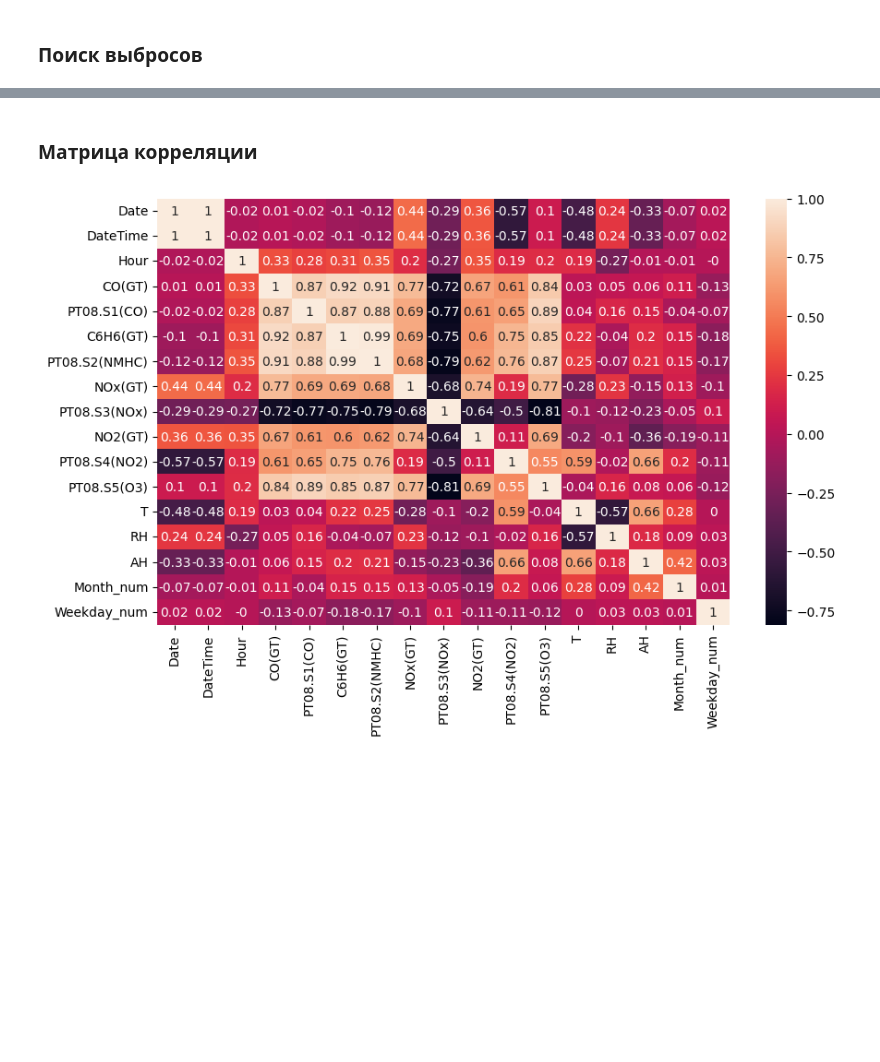
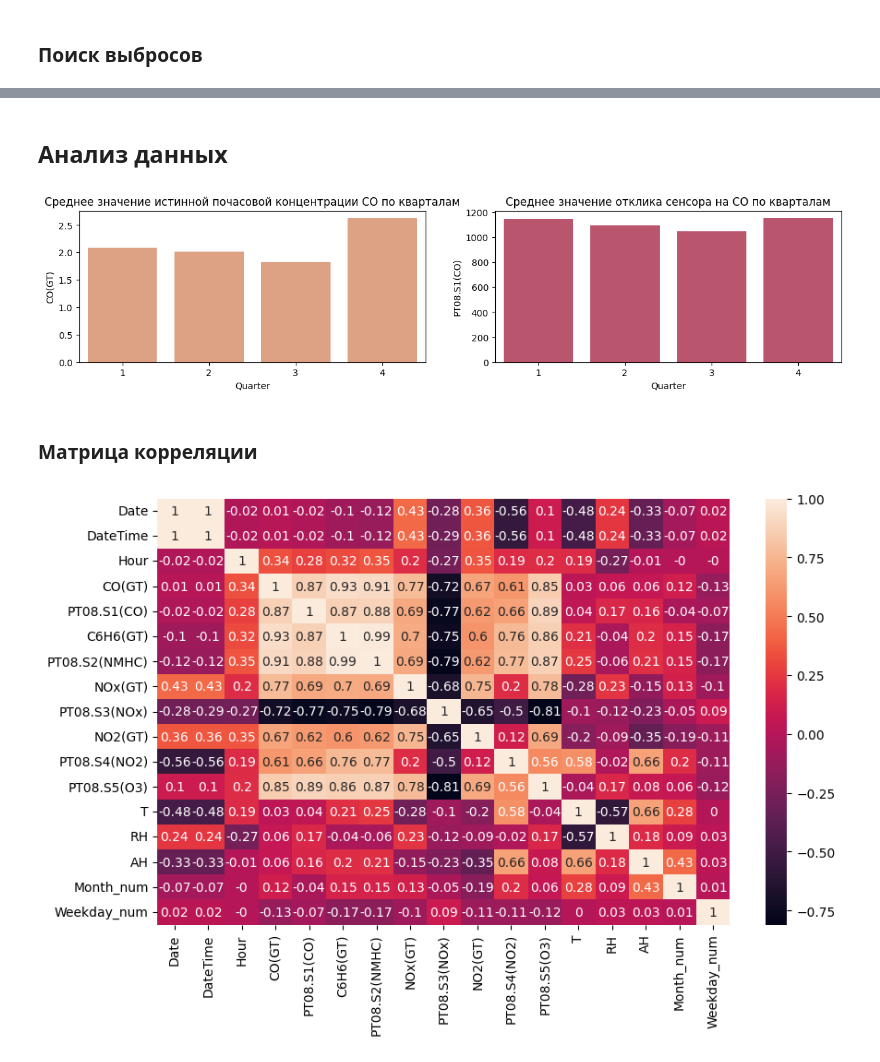
Before and after one commit to Bjorik23/mipt_datatons, a Jupyter notebook: air_pollution_analysis/air_pollution_analysis.ipynb, the cells around one changed output, grey strips where cells are left out. Cells and saved outputs as stored; diff of their text form; code cells hidden in the pictures; blank space fills up the shorter version.

Commit message:
add cleaning comments and quarter graphs

```diff
--- a/air_pollution_analysis/air_pollution_analysis.ipynb
+++ b/air_pollution_analysis/air_pollution_analysis.ipynb
@@ -935,3 +964,32 @@ histplot.axvline(df['AH'].mean() - 3 * df['AH'].std(), color='k', ls='--', lw=2)
+# %% [markdown]
+## Анализ данных
+# %%
+# общая фигура для двух графиков
+fig, axes = plt.subplots(1, 2, figsize=(15, 3))
+
+# добавим столбец квартал
+df['Quarter'] = df['Date'].dt.quarter
+barplot = sns.barplot(
+    data=df,
+    x='Quarter',
+    y='CO(GT)',
+    ax=axes[0],
+    color=colors[0],
+    errorbar=None
+)
+barplot.set_title('Среднее значение истинной почасовой концентрации CO по кварталам');
+
+barplot = sns.barplot(
+    data=df,
+    x='Quarter',
+    y='PT08.S1(CO)',
+    ax=axes[1],
+    color=colors[5],
+    errorbar=None
+)
+barplot.set_title('Среднее значение отклика сенсора на CO по кварталам');
+# %% [output]
+[figure, added]
 # %% [markdown]
 ### Матрица корреляции
 # %%
@@ -942,4 +1000,4 @@ for i in df_corr:
 corr = round(df_corr.corr(), 2)
 sns.heatmap(corr, annot=True);
 # %% [output]
-[figure, old version]
+[figure, new version]
```
Also changed, not shown: parts of 14 cells of this notebook.
